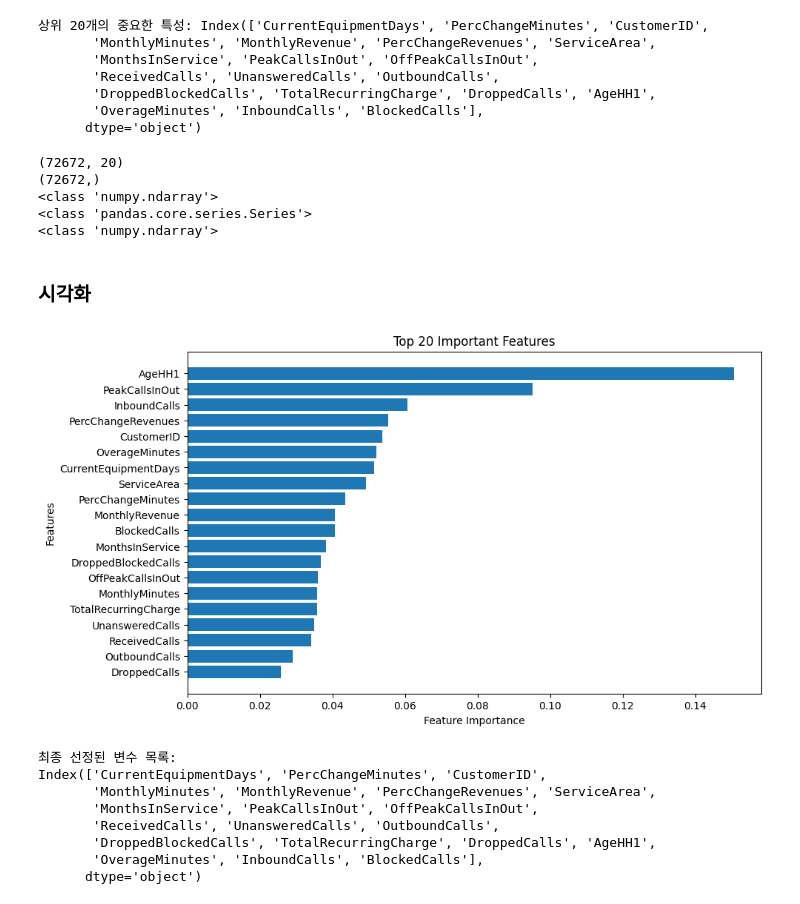
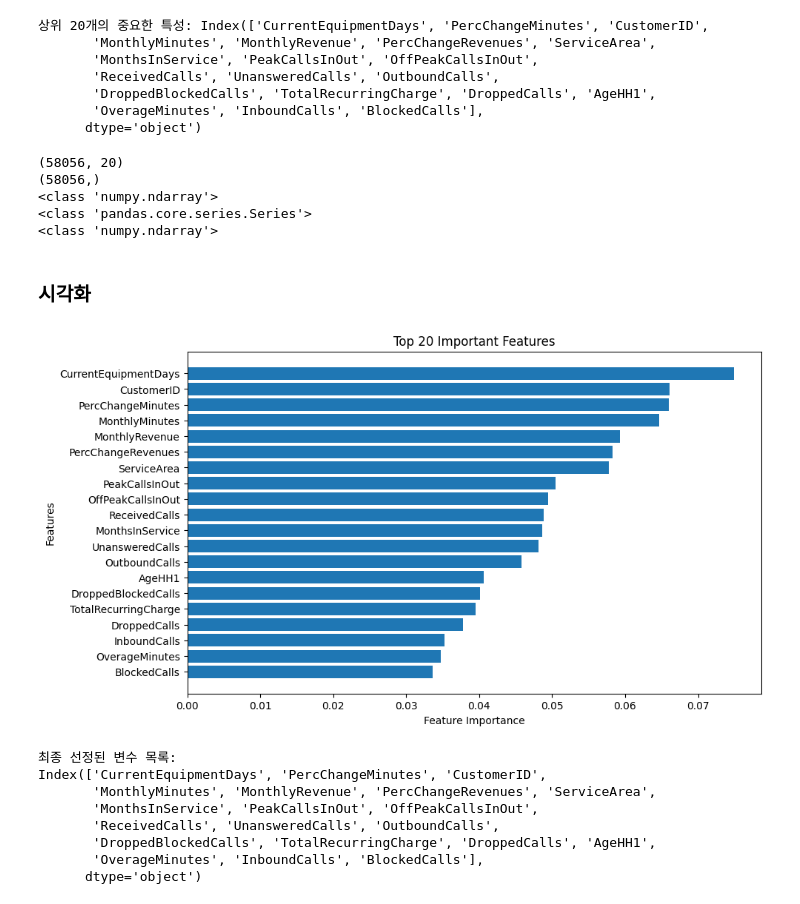
Before and after one commit to rlarlqor0513/Data_Analysis_Project_rfm, a Jupyter notebook: main.ipynb, the cells around one changed output. Saved outputs shown, nothing was run; the diff lists cells and outputs as text; code cells hidden in the pictures.

```diff
--- a/main.ipynb
+++ b/main.ipynb
@@ -216,6 +216,10 @@ X_test = X_test[top_features]
 # %%
 from sklearn.preprocessing import StandardScaler
 from imblearn.over_sampling import SMOTE
+from sklearn.model_selection import train_test_split
+
+#데이터 분할
+X_train, X_val, y_train, y_val = train_test_split(X_train, y_train, test_size=0.2, random_state=42)
 
 # Standard Scaler 초기화
 scaler = StandardScaler()
@@ -223,6 +227,7 @@ scaler = StandardScaler()
 # 숫자형 데이터 정규화 적용
 X_train_scaled = scaler.fit_transform(X_train)
 X_test_scaled = scaler.transform(X_test)
+X_val_scaled = scaler.transform(X_val)
 
 # SMOTE 적용 (훈련 데이터에만)
 smote = SMOTE(random_state=42)
@@ -238,34 +243,60 @@ y_train_resampled = y_train_resampled.values
 
 print(type(y_train_resampled))
 # %% [output]
-(72672, 20)
-(72672,)
+(58056, 20)
+(58056,)
 <class 'numpy.ndarray'>
 <class 'pandas.core.series.Series'>
 <class 'numpy.ndarray'>
 # %% [markdown]
 ### 시각화
 # %%
-# 시각화 함수
-def plot_top_features(X_train, feature_importances, top_n=20):
-    # Feature Importance를 정렬하여 상위 N개의 특성 선택
-    top_indices = np.argsort(feature_importances)[-top_n:][::-1]
-    top_features = X_train.columns[top_indices]
-    top_importances = feature_importances[top_indices]
+import matplotlib.pyplot as plt
+
+def plot_top_features(X_train, feature_importances, top_features):
+    """
+    상위 중요한 특성을 막대 그래프로 시각화합니다.
+
+    Args:
+        X_train (pd.DataFrame): 독립 변수 데이터 (전체 컬럼 이름).
+        feature_importances (np.array): 전체 특성의 중요도 배열.
+        top_features (pd.Index): 상위 n개의 중요한 특성 이름.
+    """
+    # 상위 특성의 중요도 추출
+    top_importances = feature_importances[X_train.columns.get_indexer(top_features)]
+
+    # 정렬
+    sorted_idx = np.argsort(top_importances)[::-1]  # 중요도 내림차순
+    top_features_sorted = top_features[sorted_idx]
+    top_importances_sorted = top_importances[sorted_idx]
 
     # 시각화
     plt.figure(figsize=(10, 6))
-    plt.barh(top_features, top_importances)
-    plt.xlabel("Feature Importance")
-    plt.ylabel("Features")
-    plt.title(f"Top {top_n} Important Features")
+    plt.barh(top_features_sorted, top_importances_sorted)
+    plt.xlabel('Feature Importance')
+    plt.ylabel('Features')
+    plt.title('Top 20 Important Features')
     plt.gca().invert_yaxis()  # 중요도가 높은 특성을 위로
     plt.show()
 
+# 예제: Feature Importance와 Top Features 전달
+feature_importances = np.zeros(X_train.shape[1])
+cv = StratifiedKFold(n_splits=5, shuffle=True, random_state=42)
+
+# Feature Importance 계산 (기존 함수 내용)
+for train_idx, val_idx in cv.split(X_train, y_train):
+    X_fold_train, y_fold_train = X_train.iloc[train_idx], y_train.iloc[train_idx]
+    model = RandomForestClassifier(random_state=42, n_jobs=-1)
+    model.fit(X_fold_train, y_fold_train)
+    feature_importances += model.feature_importances_
+
+# 평균 Feature Importance 계산
+feature_importances /= 5
+
 # 상위 20개 특성 시각화
-plot_top_features(X_train, feature_importances, top_n=20)
+plot_top_features(X_train, feature_importances, top_features)
 # %% [output]
-[figure, old version]
+[figure, new version]
 # %%
 # 최종 변수 목록 출력
 print("최종 선정된 변수 목록:")
```
Also changed, not shown: parts of 10 cells of this notebook, 1 other file.
